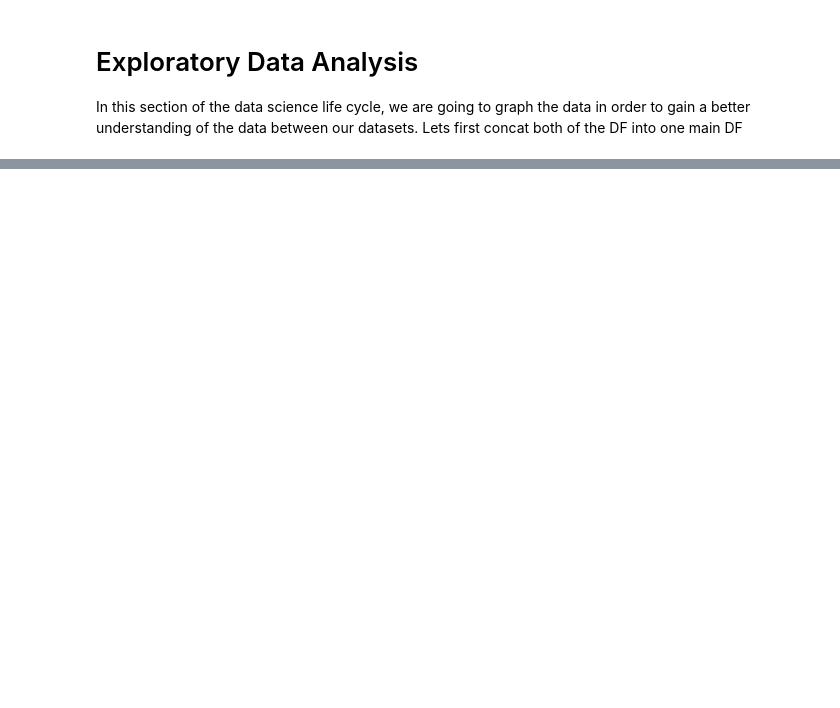
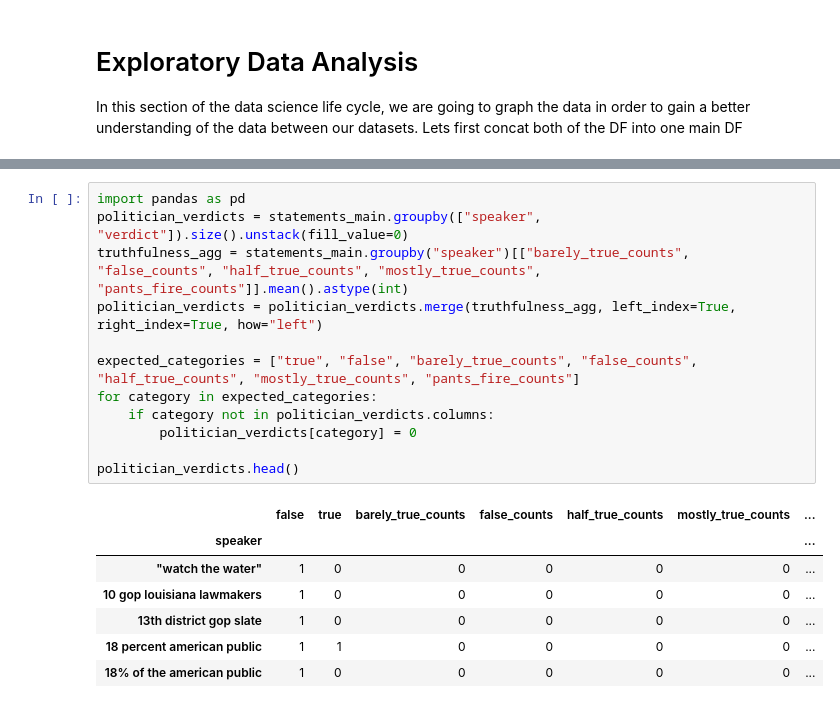
Before and after one commit to namanNagelia/cmsc320_finalProject, a Jupyter notebook: project.ipynb, the cells around one changed output, grey strips where cells are left out. Drawn from its saved outputs; the diff is of its cells as text; blank space fills up the shorter version.

```diff
--- a/project.ipynb
+++ b/project.ipynb
@@ -365,0 +402,20 @@ NameError: name 'sns' is not defined
+# %%
+import pandas as pd
+politician_verdicts = statements_main.groupby(["speaker", "verdict"]).size().unstack(fill_value=0)
+truthfulness_agg = statements_main.groupby("speaker")[["barely_true_counts", "false_counts", "half_true_counts", "mostly_true_counts", "pants_fire_counts"]].mean().astype(int)
+politician_verdicts = politician_verdicts.merge(truthfulness_agg, left_index=True, right_index=True, how="left")
+
+expected_categories = ["true", "false", "barely_true_counts", "false_counts", "half_true_counts", "mostly_true_counts", "pants_fire_counts"]
+for category in expected_categories:
+    if category not in politician_verdicts.columns:
+        politician_verdicts[category] = 0
+
+politician_verdicts.head()
+# %% [output]
+|  | false | true | barely_true_counts | false_counts | half_true_counts | mostly_true_counts | ... |
+| speaker |  |  |  |  |  |  | ... |
+| "watch the water" | 1 | 0 | 0 | 0 | 0 | 0 | ... |
+| 10 gop louisiana lawmakers | 1 | 0 | 0 | 0 | 0 | 0 | ... |
+| 13th district gop slate | 1 | 0 | 0 | 0 | 0 | 0 | ... |
+| 18 percent american public | 1 | 1 | 0 | 0 | 0 | 0 | ... |
+| 18% of the american public | 1 | 0 | 0 | 0 | 0 | 0 | ... |
```
Also changed, not shown: parts of 7 cells of this notebook.
